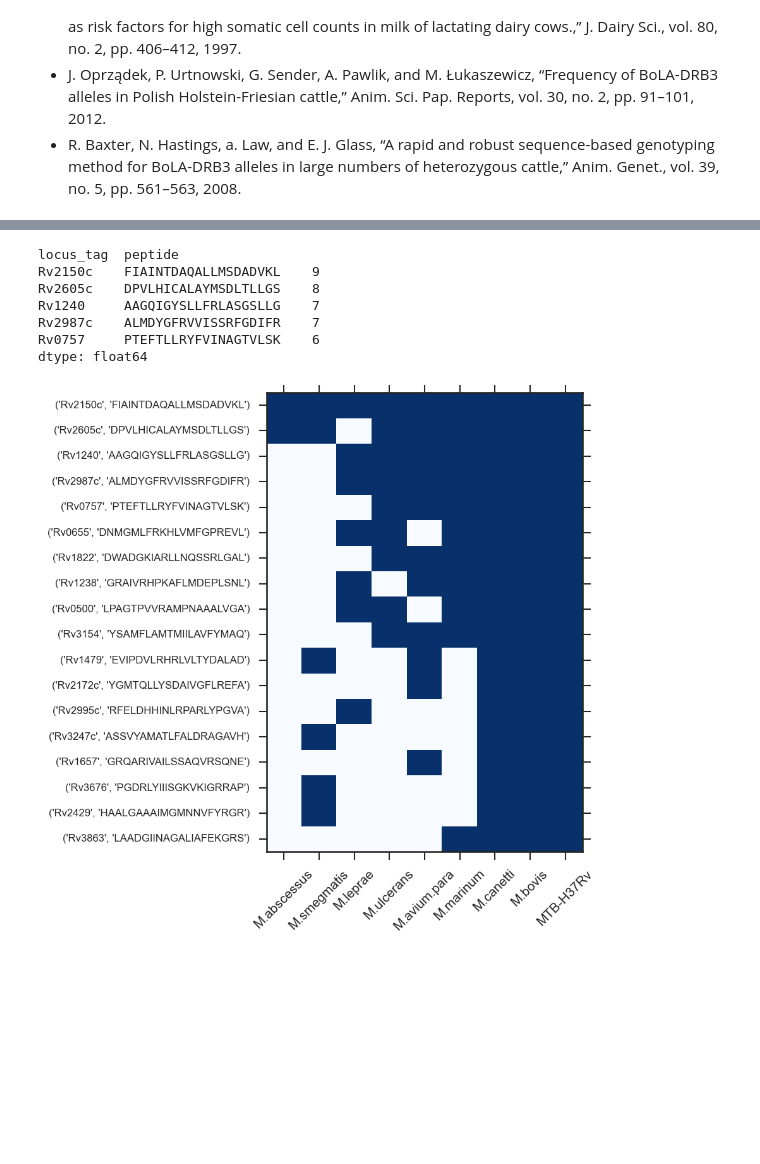
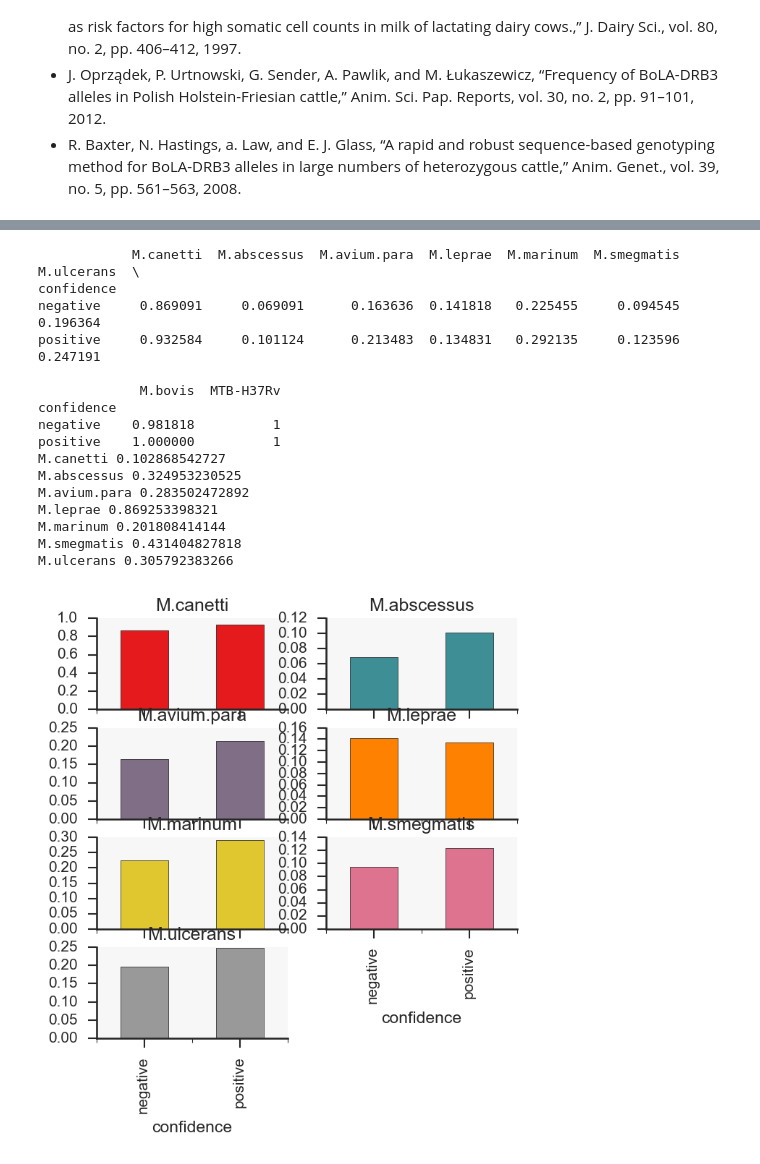
Before and after one commit to dmnfarrell/gordon-group, a Jupyter notebook: antigen-mining/mapping_results.ipynb, the cells around one changed output, grey strips where cells are left out. Drawn from its saved outputs; the diff is of its cells as text; code cells hidden in the pictures; blank space fills up the shorter version.

Commit message:
updated mapping jupyter notebook

```diff
--- a/antigen-mining/mapping_results.ipynb
+++ b/antigen-mining/mapping_results.ipynb
@@ -31,13 +31,15 @@ home = os.path.expanduser('~')
 sys.path.append(os.path.join(home,'python/sandbox/mhcpredict'))
 import Base, Genome, Tepitope, EpitopePipeline
 from matplotlib_venn import venn2,venn3
-pd.set_option('display.width', 120)
+pd.set_option('display.width', 100)
 pd.set_option('display.max_columns', 500)
+pd.set_option('display.max_colwidth',80)
 import seaborn as sns
 sns.set_style("ticks", {'axes.facecolor': '#F7F7F7','axes.grid': False,'legend.frameon':True, 'legend.fontsize':12})
 sns.set_context("notebook", font_scale=1.4)
-plt.rcParams['savefig.dpi']=120
+plt.rcParams['savefig.dpi']=150
+from IPython.display import display, HTML
 #newer module version we use later on
-from mhcpredict import base, analysis, sequtils
+from mhcpredict import base, analysis, sequtils, utilities
 # %%
 genome=Genome.genbank2Dataframe('MTB-H37Rv.gb', cds=True)
@@ -114,7 +134,7 @@ binders_MTB-H37Rv_netmhciipan_bovine_15_3.csv
 3    Rv1296   9.165        2           18    246  264  AAMTASAEYLRLLRRHNVAA   Mb1328       100
 4    Rv2715   9.000        3           17    140  157  VTKDVNIVFRLASLPMGSEA   Mb2734       100
 # %%
-plt.rcParams['font.size']=18
+plt.rcParams['font.size']=16
 venn3([set(n9.locus_tag),set(n11.locus_tag),set(n15.locus_tag)],set_labels=['9mer','11mer','15mer'])
 plt.title('netMHCIIpan n-mer overlapping proteins')
 #set(res1[:50].locus_tag) & set(res2[:50].locus_tag)
@@ -731,8 +945,8 @@ plt.savefig('vlaresults_cats.png')
 # %%
 #srm concentrations of positives?
-c = final.merge(srm, on='locus_tag')
+c = top.merge(srm, on='locus_tag', how='left')
 f,ax=plt.subplots(1,1,figsize=(6,3))
-c.hist('concentration_y',bins=20,ax=ax,grid=False)
-ax.set_yscale('log')
+c.hist('concentration',bins=30,ax=ax,grid=False)
+#ax.set_yscale('log')
 #print c[c['concentration_y']>10][['locus_tag','concentration_y','score','product_y']]
 # %% [output]
@@ -766,11 +1051,13 @@ x = x.pivot('index','name','freq')
 x=x[x>0.005].dropna(how='all')
 table = x[x>0.02].reindex_axis(x.mean(1).order(ascending=False).index).dropna(how='all').fillna('-')
 
+sns.set_context("notebook", font_scale=1.3)
 x.plot(y=['baxter','dietz','oprzadek'],kind='bar',figsize=(10,5),cmap='YlOrRd',grid=False,width=0.8)
 plt.title('BoLA DRB3.2 allele frequencies')
 plt.xlabel('allele')
 plt.ylabel('frequency')
 plt.legend(labels=['Holstein-Charolais','Holstein USA','Polish Holstein-Freisian'],loc=9)
+sns.despine()
 plt.tight_layout()
 plt.savefig('bola_allelefreqs.png')
 targetbola = x.index
@@ -909,36 +1205,57 @@ print len(s)
 # %%
+sns.set_context("notebook", font_scale=1.0)
 s = pd.read_csv('peptide_conservation.csv',index_col=0)
 #replace col names with species
 spnames = {'MAB':'M.abscessus','MAF':'M.africanum','MAP':'M.avium.para','ML':'M.leprae','MMA':'M.marinum',
            'Rv':'MTB-H37Rv','MUL':'M.ulcerans','BN':'M.canetti','Mb':'M.bovis','MSM':'M.smegmatis'}
 species = spnames.values()
 s=s.rename(columns=spnames)
+s=s.fillna('negative')
 #sort by counts on both axes
-s=s.set_index(['locus_tag','peptide'])#,'peptide'])
-s=s.reindex_axis(s.sum().order().index, axis=1)
-s=s.reindex_axis(s.sum(1).order().index)
+#s=s.set_index(['confidence','peptide']) #'['locus_tag','peptide'])
+#s=s.reindex_axis(s.sum().order().index, axis=1)
+#s=s.reindex_axis(s.sum(1).order().index)
+
+s.ix[s.confidence!='negative','confidence'] = 'positive'
 
 #s=s.sortlevel()
 totals = s.sum(1).order(ascending=False)
-print totals[:5]
-#print top[top.locus_tag.isin(totals[:15].index.get_level_values(0))]
-#print totals.value_counts()
+a = s[s.confidence=='negative']
+b = s[s.confidence=='positive']
+g = s.groupby('confidence').agg(lambda x: x.sum()/x.count())
+print g
 
-fig,ax = plt.subplots(1,1,figsize=(6,6))
-s=s[s.sum(1)>3]
-analysis.plotheatmap(s,ax)
-plt.savefig('peptide_conservation_map.png')
+#z-test for significance of proportions?
+from statsmodels.stats.weightstats import ztest
+for i in s.columns[:7]:
+    z=ztest(a[i],b[i])
+    print i, z[1]
 
-#plt.plot(s['#pos'],s.sum(1),'o')
+#fig,ax = plt.subplots(1,1,figsize=(5,5))
+#analysis.plotheatmap(g,ax)
+g.plot(y=g.columns[:7],layout=(4,2),legend=False,colormap='Set1',
+       kind='bar',figsize=(5,5),subplots=True)
+sns.despine()
+
+#plt.savefig('peptide_conservation_map.png')
 # %% [output]
-locus_tag  peptide
-Rv2150c    FIAINTDAQALLMSDADVKL    9
-Rv2605c    DPVLHICALAYMSDLTLLGS    8
-Rv1240     AAGQIGYSLLFRLASGSLLG    7
-Rv2987c    ALMDYGFRVVISSRFGDIFR    7
-Rv0757     PTEFTLLRYFVINAGTVLSK    6
-dtype: float64
+            M.canetti  M.abscessus  M.avium.para  M.leprae  M.marinum  M.smegmatis  M.ulcerans  \
+confidence
+negative     0.869091     0.069091      0.163636  0.141818   0.225455     0.094545    0.196364
+positive     0.932584     0.101124      0.213483  0.134831   0.292135     0.123596    0.247191
+
+             M.bovis  MTB-H37Rv
+confidence
+negative    0.981818          1
+positive    1.000000          1
+M.canetti 0.102868542727
+M.abscessus 0.324953230525
+M.avium.para 0.283502472892
+M.leprae 0.869253398321
+M.marinum 0.201808414144
+M.smegmatis 0.431404827818
+M.ulcerans 0.305792383266
-[figure, old version]
+[figure, new version]
 # %%
 #homology of 20mers within m.bovis?
 reload(analysis)
```
Also changed, not shown: parts of 52 cells of this notebook.
